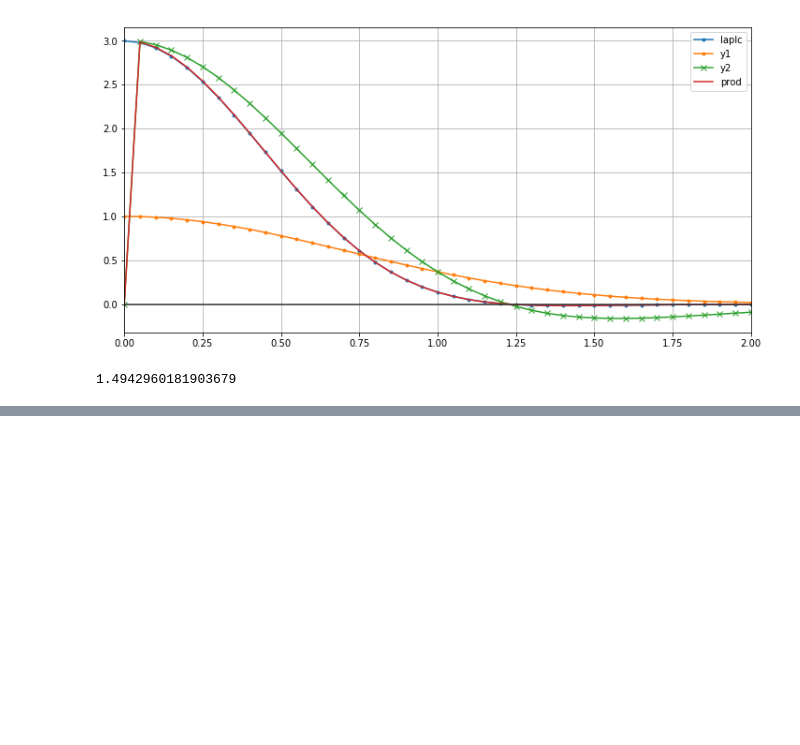
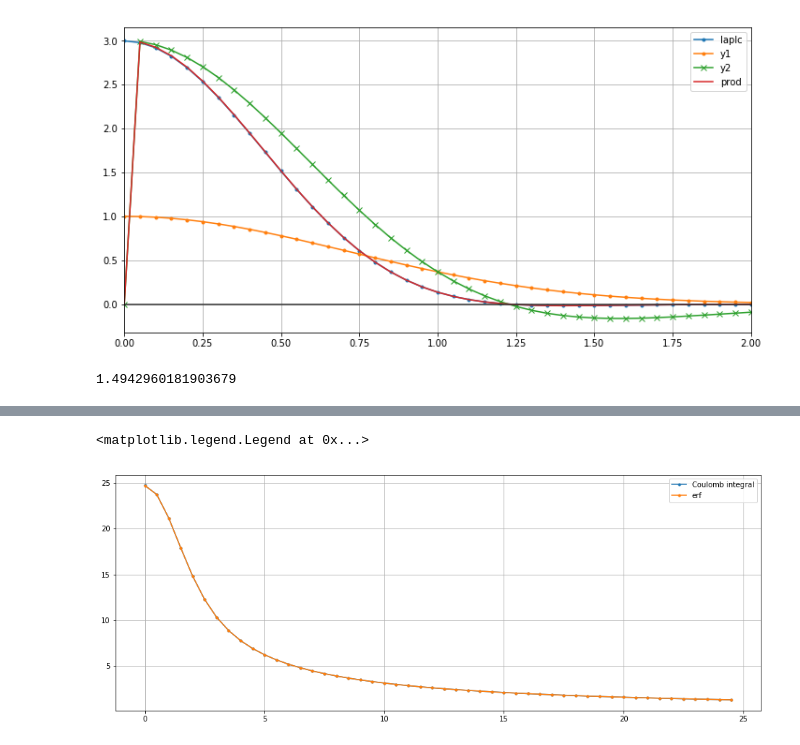
Before and after one commit to cp2k/libni, a Jupyter notebook: ipynb/test.ipynb, the cells around one changed output, grey strips where cells are left out. Drawn from its saved outputs; the diff is of its cells as text; code cells hidden in the pictures; blank space fills up the shorter version.

```diff
--- a/ipynb/test.ipynb
+++ b/ipynb/test.ipynb
@@ -142,0 +167,20 @@ array([  0.00000000e+000,   2.99374268e+000,   2.95646102e+000,
+# %%
+a = np.loadtxt('../coulomb_integral')
+r2 = a[:,0]
+ci2 = a[:,1]
+
+plt.figure(figsize=(16,6))
+
+plt.plot(r2, ci2, '.-', label='Coulomb integral')
+
+r_erf = r2#np.linspace(-25, 25, 1000)
+pot_erf = np.pi**3 * erf( np.sqrt(0.5)*r_erf)/r_erf
+plt.plot(r_erf, pot_erf, '.-', label='erf')
+
+plt.grid()
+plt.legend()
+
+#plt.xlim(0, 30)
+# %% [output]
+<matplotlib.legend.Legend at 0x...>
+[figure, added]
```
Also changed, not shown: parts of 12 cells of this notebook, 5 other files.
